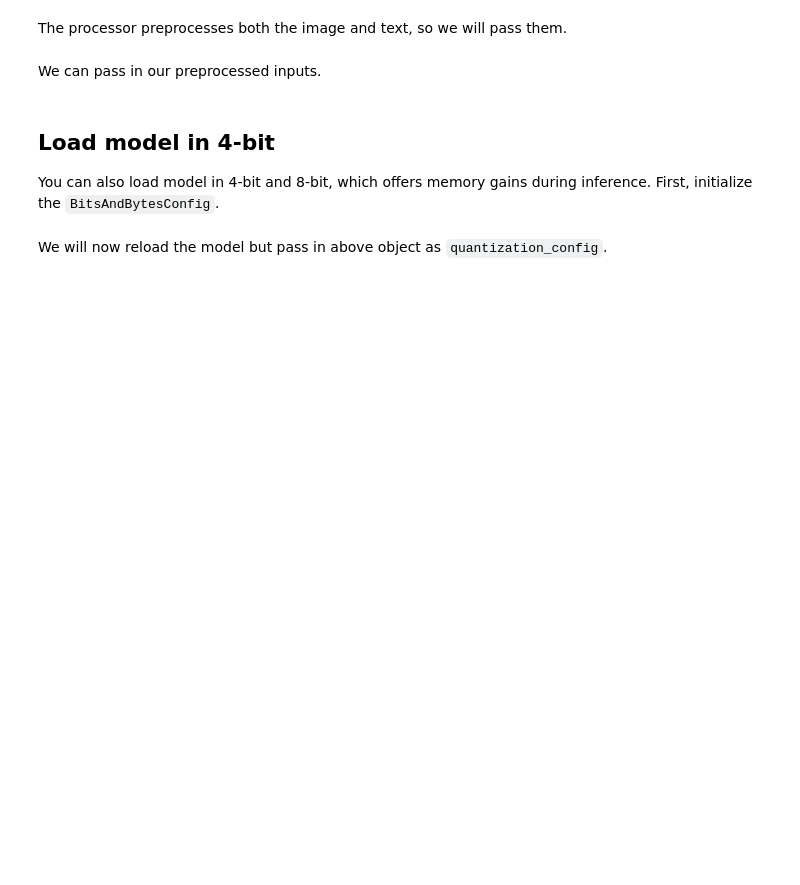
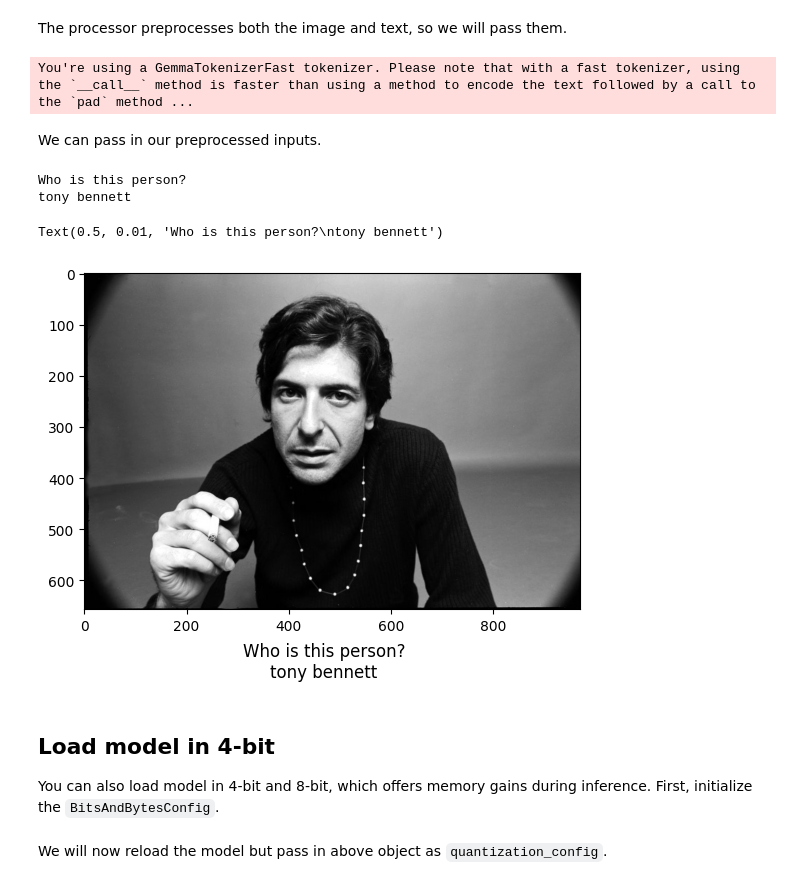
Before and after one commit to ritwikraha/computer-needs-glasses, a Jupyter notebook: image-multimodal-models/PaliGemma_FirstContact.ipynb, the cells around one changed output. Drawn from its saved outputs; the diff is of its cells as text; code cells hidden in the pictures; blank space fills up the shorter version.

```diff
--- a/image-multimodal-models/PaliGemma_FirstContact.ipynb
+++ b/image-multimodal-models/PaliGemma_FirstContact.ipynb
@@ -20,6 +28,6 @@ notebook_login()
 # %%
-input_text = "Who is this person and what is he famous for?"
-img_url = "https://huggingface.co/datasets/ritwikraha/random-storage/resolve/main/frenchman.png"
+input_text = "Who is this person?"
+img_url = "https://huggingface.co/datasets/ritwikraha/random-storage/resolve/main/cohen.jpeg"
 input_image = Image.open(requests.get(img_url, stream=True).raw)
 # %% [markdown]
 You can load PaliGemma model and processor like below.
@@ -35,6 +48,8 @@ inputs = processor(text=input_text, images=input_image,
                   padding="longest", do_convert_rgb=True, return_tensors="pt").to("cuda")
 model.to(device)
 inputs = inputs.to(dtype=model.dtype)
+# %% [output]
+You're using a GemmaTokenizerFast tokenizer. Please note that with a fast tokenizer, using the `__call__` method is faster than using a method to encode the text followed by a call to the `pad` method ...
 # %% [markdown]
 We can pass in our preprocessed inputs.
 # %%
@@ -45,3 +58,16 @@ print(processor.decode(output[0], skip_special_tokens=True))
+# %%
+txt = processor.decode(output[0], skip_special_tokens=True)
+print(txt)
+# %% [output]
+Who is this person?
+tony bennett
+# %%
+image_og = np.array(input_image)
+plt.imshow(image_og)
+plt.figtext(0.5, 0.01, txt, wrap=True, horizontalalignment='center', fontsize=12)
+# %% [output]
+Text(0.5, 0.01, 'Who is this person?\ntony bennett')
+[figure, added]
 # %% [markdown]
 ## Load model in 4-bit
 
```
Also changed, not shown: parts of 5 cells of this notebook.
